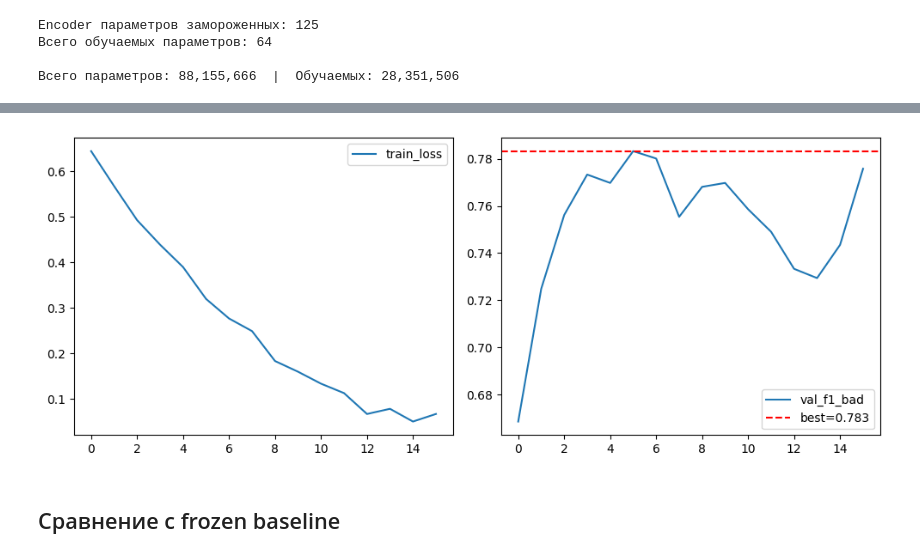
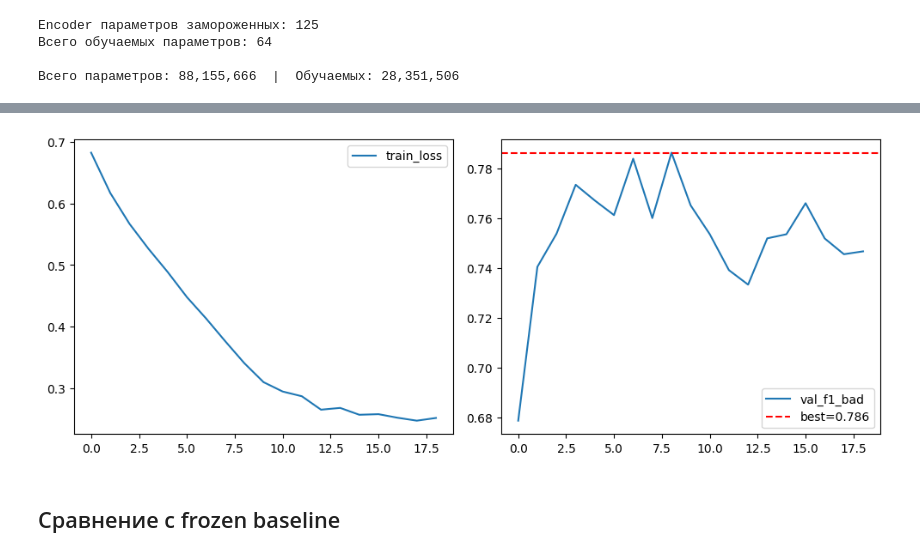
Before and after one commit to dkzmn/HSE_VKR_DetectingSpeechDefects, a Jupyter notebook: experiments/04_pretrained_finetuned/exp_whisper_finetune/notebook.ipynb, the cells around one changed output, grey strips where cells are left out. Cells and saved outputs as stored; diff of their text form; code cells hidden in the pictures.

```diff
--- a/experiments/04_pretrained_finetuned/exp_whisper_finetune/notebook.ipynb
+++ b/experiments/04_pretrained_finetuned/exp_whisper_finetune/notebook.ipynb
@@ -75,7 +72,7 @@ class WhisperDataset(Dataset):
         return len(self.labels)
 
     def __getitem__(self, i):
-        y, sr = data_utils.load_audio(self.paths[i], sr=16000, max_sec=30.0)
+        y, sr = data_utils.load_audio(self.paths[i], sr=16000)
         feats = processor.feature_extractor(
             y, sampling_rate=16000, return_tensors="np"
         ).input_features[0]  # (80, 3000)
@@ -172,7 +169,10 @@ with start_run("exp_whisper_finetune", group="04_pretrained_finetuned"):
     })
 
     weights = compute_class_weight("balanced", classes=np.unique(labels_train), y=labels_train)
-    criterion = nn.CrossEntropyLoss(weight=torch.tensor(weights, dtype=torch.float32, device=device))
+    criterion = nn.CrossEntropyLoss(
+        weight=torch.tensor(weights, dtype=torch.float32, device=device),
+        label_smoothing=0.1
+    )
 
     encoder_params = [p for n, p in model.named_parameters()
                       if p.requires_grad and 'head' not in n]
@@ -321,4 +321,4 @@ ROC-AUC   : 0.9020
-[figure, old version]
+[figure, new version]
 # %% [markdown]
 ## Сравнение с frozen baseline
 # %%
```
Also changed, not shown: parts of 4 cells of this notebook, 4 other files.
